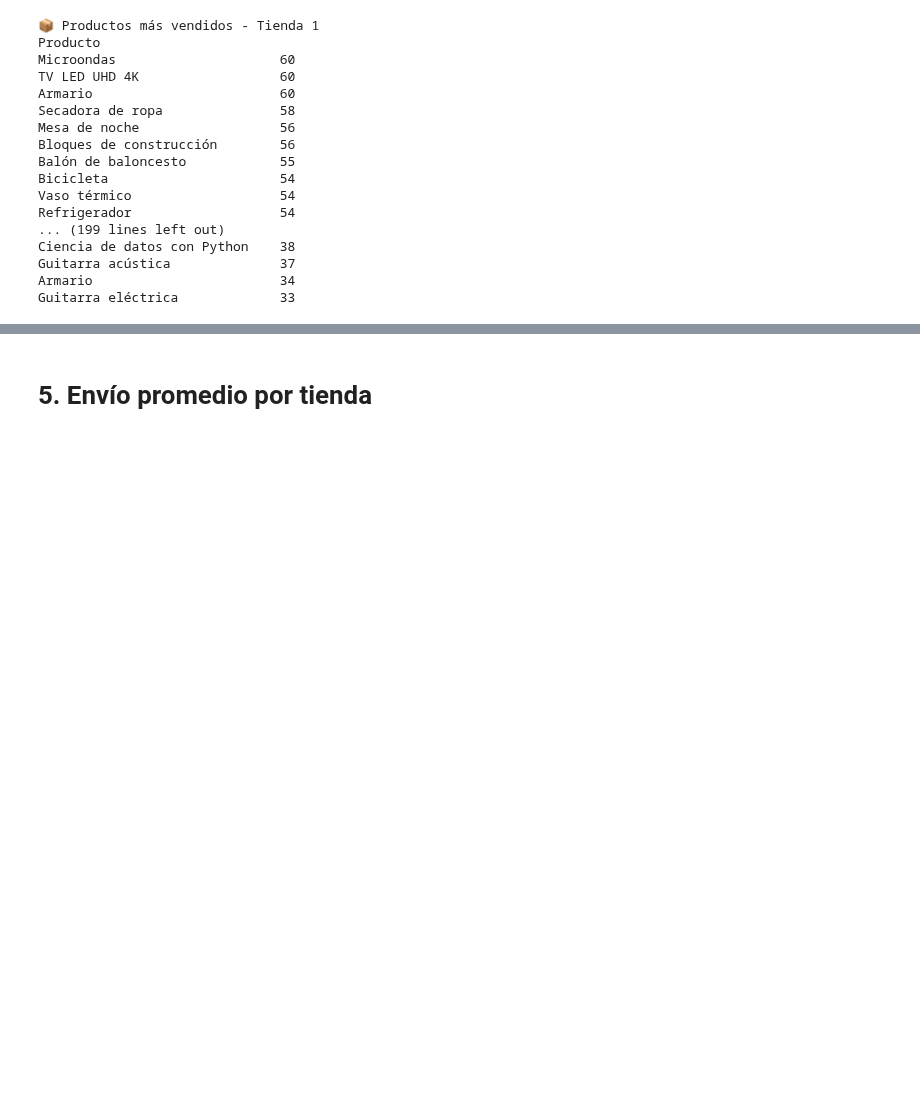
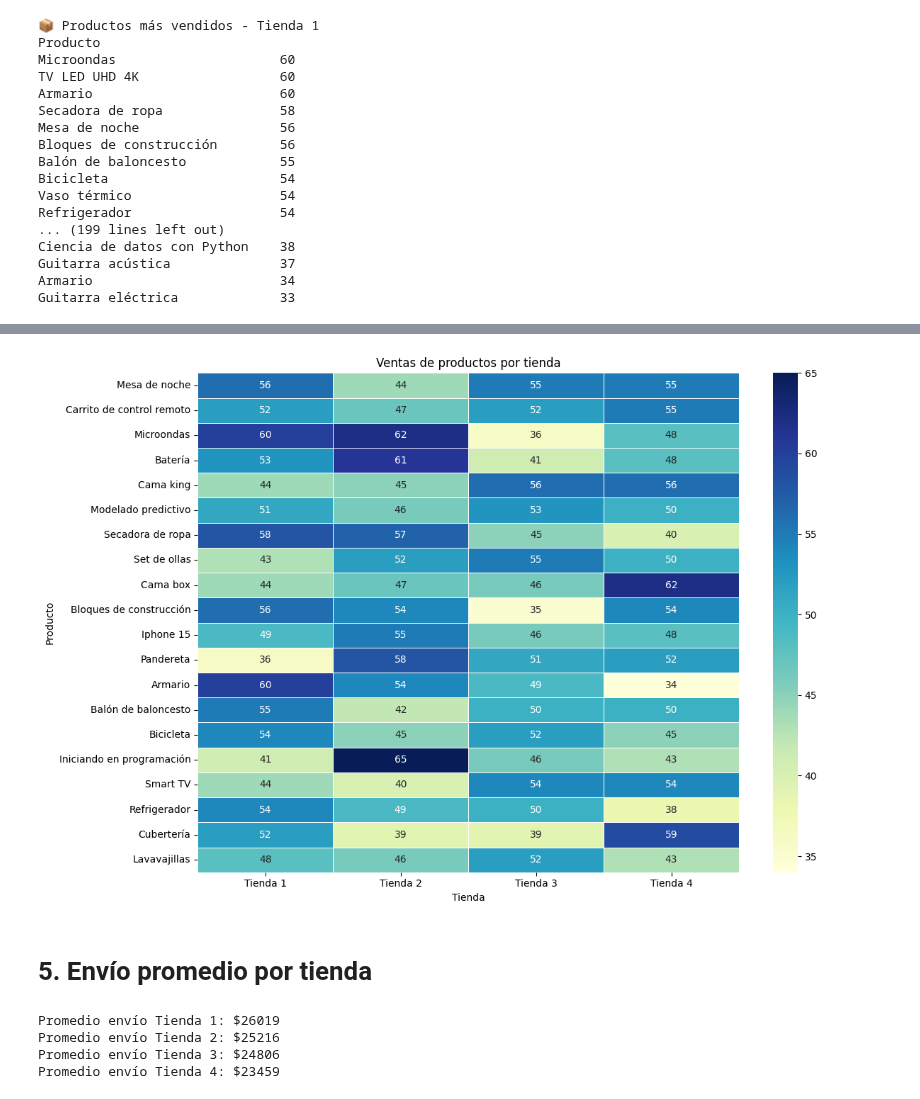
Before and after one commit to paulosky311/Challenge-Alura-Store, a Jupyter notebook: AluraStoreLatam.ipynb, the cells around one changed output, grey strips where cells are left out. Cells and saved outputs as stored; diff of their text form; code cells hidden in the pictures; blank space fills up the shorter version.

```diff
--- a/AluraStoreLatam.ipynb
+++ b/AluraStoreLatam.ipynb
@@ -268,2 +292,50 @@ Guitarra eléctrica             33
+# %%
+import pandas as pd
+import matplotlib.pyplot as plt
+import seaborn as sns
+
+# Conteo de productos por tienda
+ventas_tienda_1 = tienda['Producto'].value_counts()
+ventas_tienda_2 = tienda2['Producto'].value_counts()
+ventas_tienda_3 = tienda3['Producto'].value_counts()
+ventas_tienda_4 = tienda4['Producto'].value_counts()
+
+# Combinar datos
+df_heatmap = pd.concat([ventas_tienda_1, ventas_tienda_2, ventas_tienda_3, ventas_tienda_4], axis=1)
+df_heatmap.columns = ['Tienda 1', 'Tienda 2', 'Tienda 3', 'Tienda 4']
+df_heatmap.fillna(0, inplace=True)  # Rellenar NaN con 0
+df_heatmap = df_heatmap.astype(int)
+
+# (Opcional) Filtrar los 20 productos más vendidos en total
+top_productos = df_heatmap.sum(axis=1).sort_values(ascending=False).head(20).index
+df_top = df_heatmap.loc[top_productos]
+
+# Graficar Heatmap
+plt.figure(figsize=(12, 8))
+sns.heatmap(df_top, annot=True, fmt='d', cmap='YlGnBu', linewidths=0.5)
+plt.title('Ventas de productos por tienda')
+plt.xlabel('Tienda')
+plt.ylabel('Producto')
+plt.tight_layout()
+plt.show()
+# %% [output]
+[figure, added]
 # %% [markdown]
 # 5. Envío promedio por tienda
+# %%
+# Cálculo promedio del costo de envío por tienda
+promedio_envio_tienda_1 = round(tienda['Costo de envío'].mean())
+promedio_envio_tienda_2 = round(tienda2['Costo de envío'].mean())
+promedio_envio_tienda_3 = round(tienda3['Costo de envío'].mean())
+promedio_envio_tienda_4 = round(tienda4['Costo de envío'].mean())
+
+# Mostrar resultados sin decimales
+print(f'Promedio envío Tienda 1: ${promedio_envio_tienda_1}')
+print(f'Promedio envío Tienda 2: ${promedio_envio_tienda_2}')
+print(f'Promedio envío Tienda 3: ${promedio_envio_tienda_3}')
+print(f'Promedio envío Tienda 4: ${promedio_envio_tienda_4}')
+# %% [output]
+Promedio envío Tienda 1: $26019
+Promedio envío Tienda 2: $25216
+Promedio envío Tienda 3: $24806
+Promedio envío Tienda 4: $23459
```
Also changed, not shown: parts of 2 cells of this notebook.
